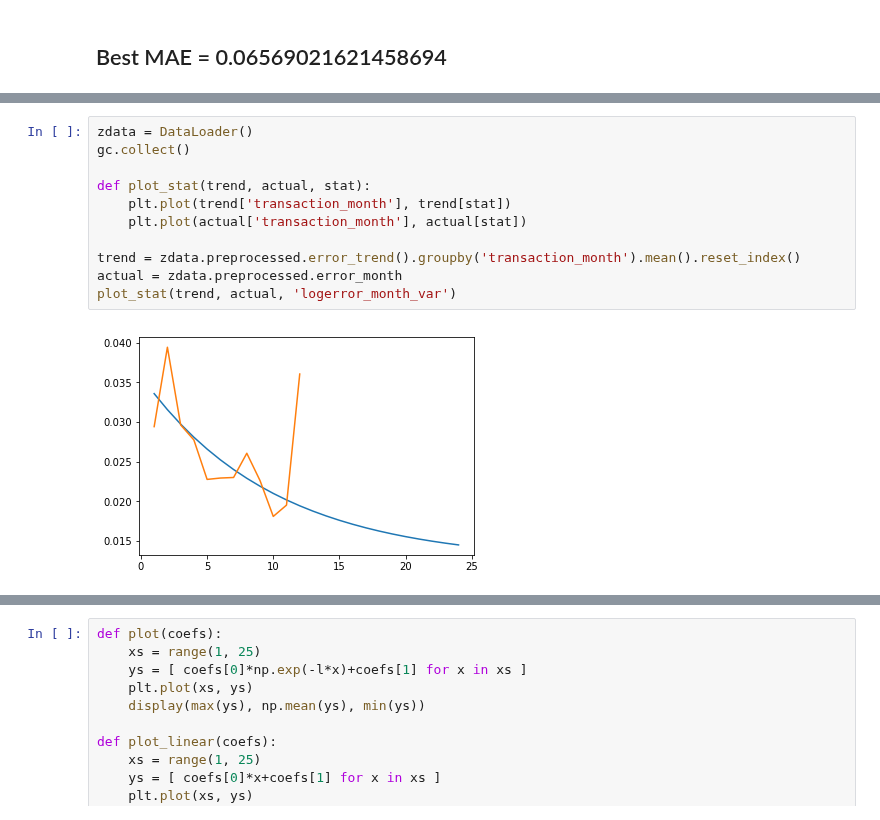
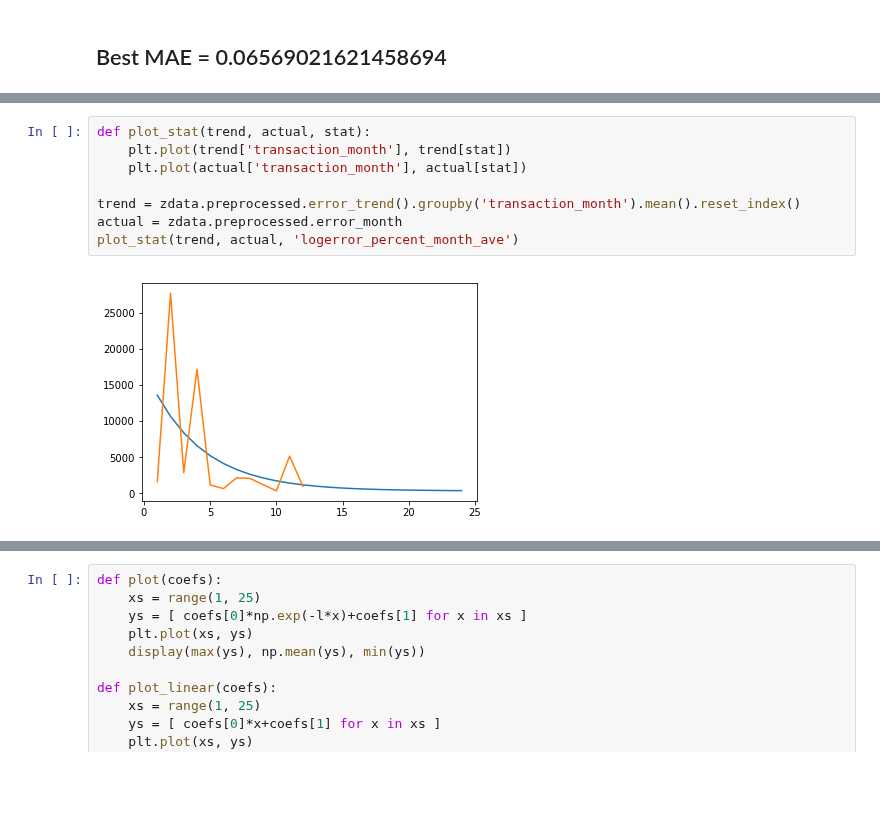
Before and after one commit to ibratface/dl_projects, a Jupyter notebook: zillow.ipynb, the cells around one changed output, grey strips where cells are left out. Drawn from its saved outputs; the diff is of its cells as text; blank space fills up the shorter version.

Commit message:
Applied even more aggressive outlier removal 0.05-0.95 Removed error trend predictions Tried transforming logerror into error percentage - nope Score: 0.0644718

```diff
--- a/zillow.ipynb
+++ b/zillow.ipynb
@@ -838,18 +909,15 @@ txns['logerror'].mean()
 # %% [output]
 0.011457219606757128
 # %%
-zdata = DataLoader()
-gc.collect()
-
 def plot_stat(trend, actual, stat):
     plt.plot(trend['transaction_month'], trend[stat])
     plt.plot(actual['transaction_month'], actual[stat])
 
 trend = zdata.preprocessed.error_trend().groupby('transaction_month').mean().reset_index()
 actual = zdata.preprocessed.error_month
-plot_stat(trend, actual, 'logerror_month_var')
+plot_stat(trend, actual, 'logerror_percent_month_ave')
 # %% [output]
-[figure, old version]
+[figure, new version]
 # %%
 def plot_stat(trend, actual, stat, ax):
     ax.plot(trend['transaction_month'], trend[stat])
```
Also changed, not shown: parts of 18 cells of this notebook, 1 other file.
